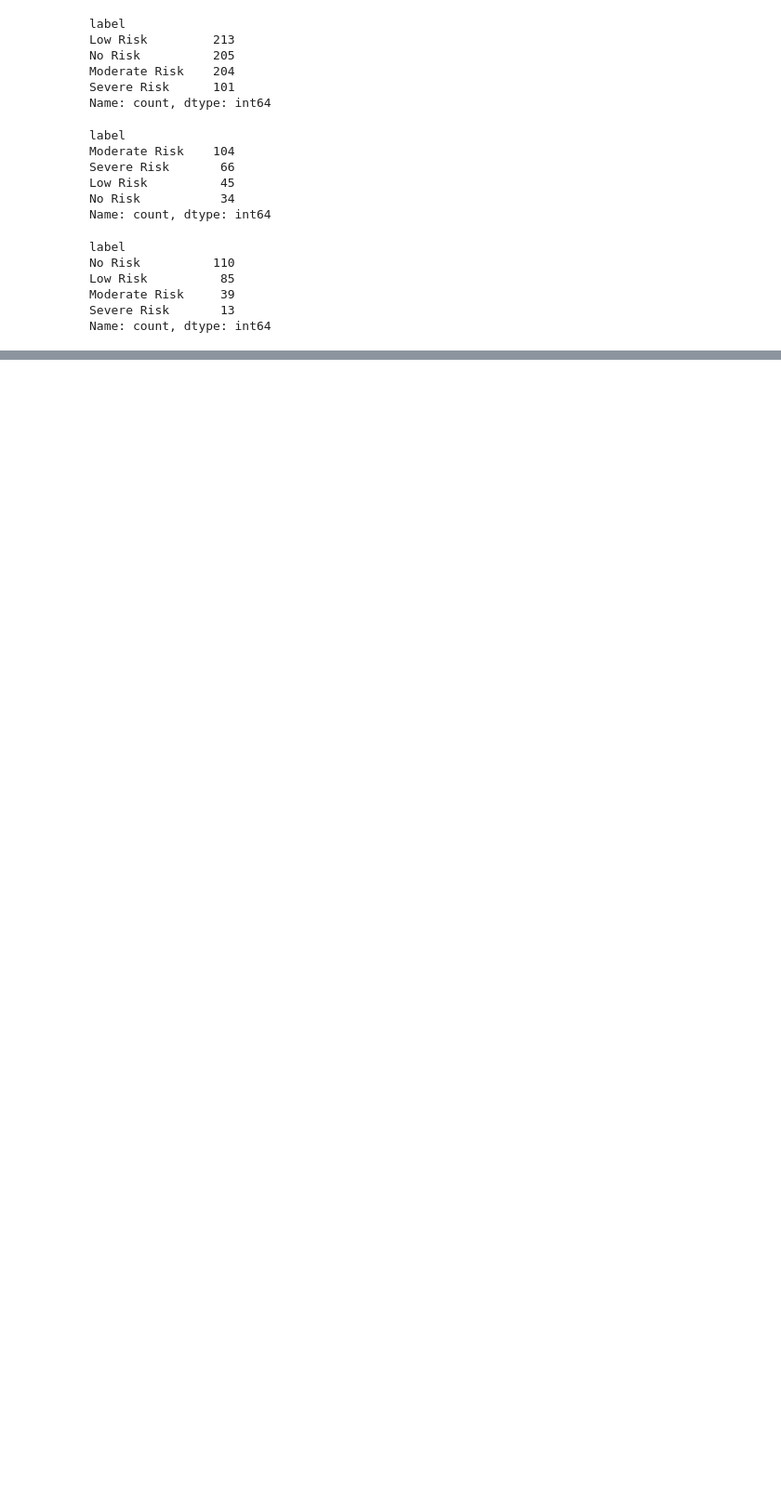
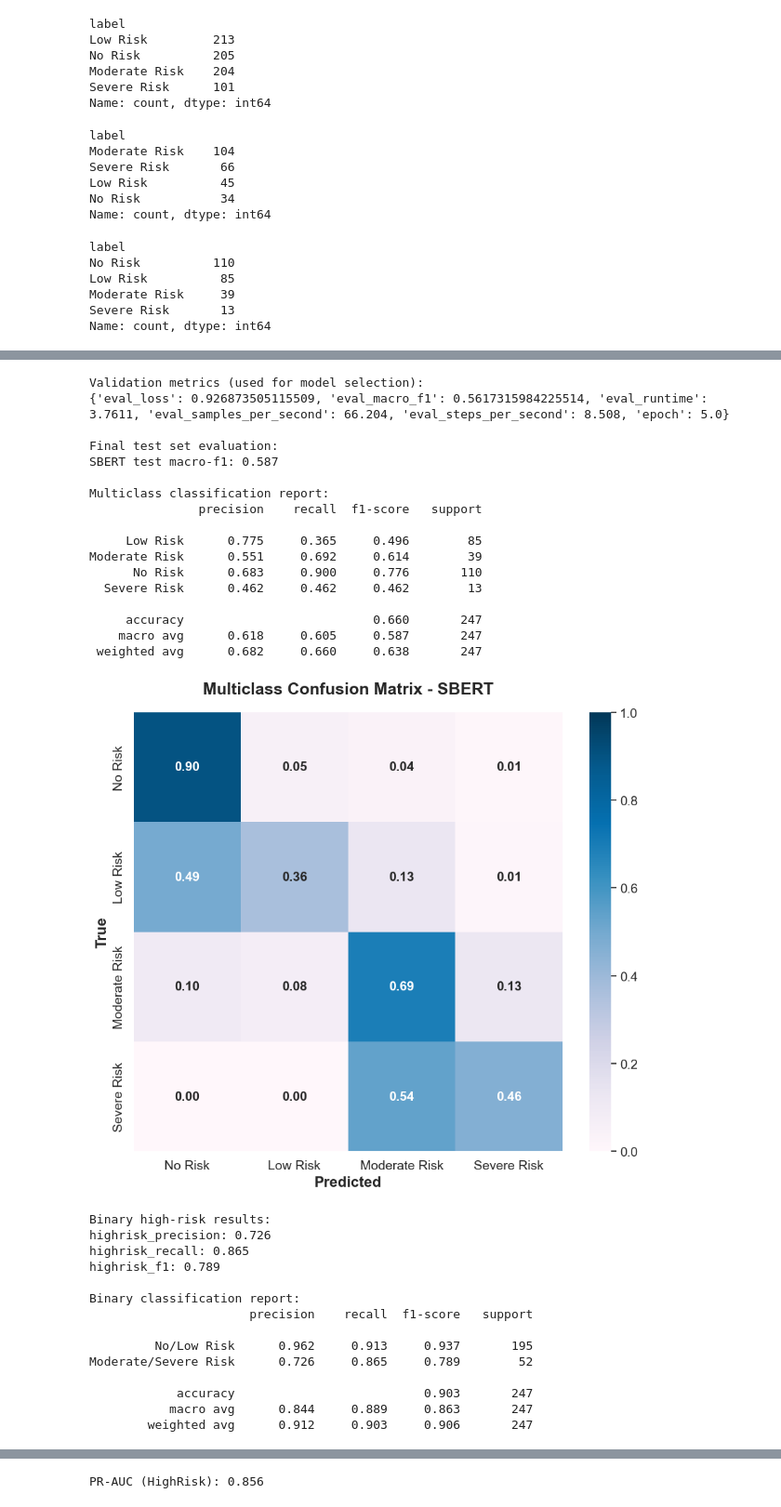
Before and after one commit to Social-Media-Help-Seeking-ML/pbanjara, a Jupyter notebook: model_training.ipynb, the cells around one changed output, grey strips where cells are left out. Shown at 93% size. Drawn from its saved outputs; the diff is of its cells as text; code cells hidden in the pictures; blank space fills up the shorter version.

```diff
--- a/model_training.ipynb
+++ b/model_training.ipynb
@@ -114,0 +638,17 @@ Classification Report:
+# %%
+trainer, model, tokenizer, probs, y_pred, y_test, label_map, label_id, run_name = train_bert_model(
+    df_train_set=df_train_set.copy(),
+    df_val_set=df_val_set.copy(),
+    df_test_set=df_test_set.copy(),
+    model_name="sentence-transformers/all-MiniLM-L6-v2",
+    run_name="SBERT",
+    output_dir="./sbert_output",
+    learning_rate=3e-5,
+    weight_decay=0.03,
+    random_seed=SEED,
+)
+
+print("\nFinal test set evaluation:")
+evaluate_multiclass(y_test, y_pred, run_name, label_map, label_id)
+evaluate_binary_highrisk(y_test, y_pred, probs, run_name)
+# %% [output]
@@ -114,0 +666,32 @@ Classification Report:
+Validation metrics (used for model selection):
+{'eval_loss': 0.926873505115509, 'eval_macro_f1': 0.5617315984225514, 'eval_runtime': 3.7611, 'eval_samples_per_second': 66.204, 'eval_steps_per_second': 8.508, 'epoch': 5.0}
+
+Final test set evaluation:
+SBERT test macro-f1: 0.587
+
+Multiclass classification report:
+               precision    recall  f1-score   support
+
+     Low Risk      0.775     0.365     0.496        85
+Moderate Risk      0.551     0.692     0.614        39
+      No Risk      0.683     0.900     0.776       110
+  Severe Risk      0.462     0.462     0.462        13
+
+     accuracy                          0.660       247
+    macro avg      0.618     0.605     0.587       247
+ weighted avg      0.682     0.660     0.638       247
+[figure, added]
+Binary high-risk results:
+highrisk_precision: 0.726
+highrisk_recall: 0.865
+highrisk_f1: 0.789
+
+Binary classification report:
+                      precision    recall  f1-score   support
+
+         No/Low Risk      0.962     0.913     0.937       195
+Moderate/Severe Risk      0.726     0.865     0.789        52
+
+            accuracy                          0.903       247
+           macro avg      0.844     0.889     0.863       247
+        weighted avg      0.912     0.903     0.906       247
@@ -114,0 +699 @@ Classification Report:
+PR-AUC (HighRisk): 0.856
```
Also changed, not shown: parts of 16 cells of this notebook, 15 other files.
